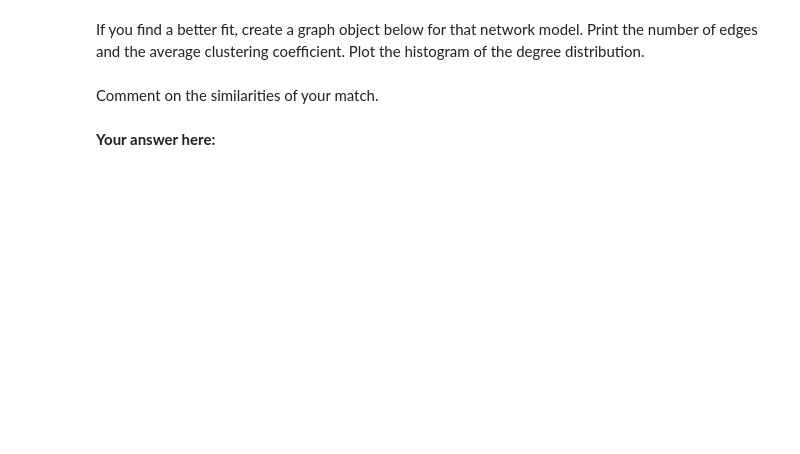
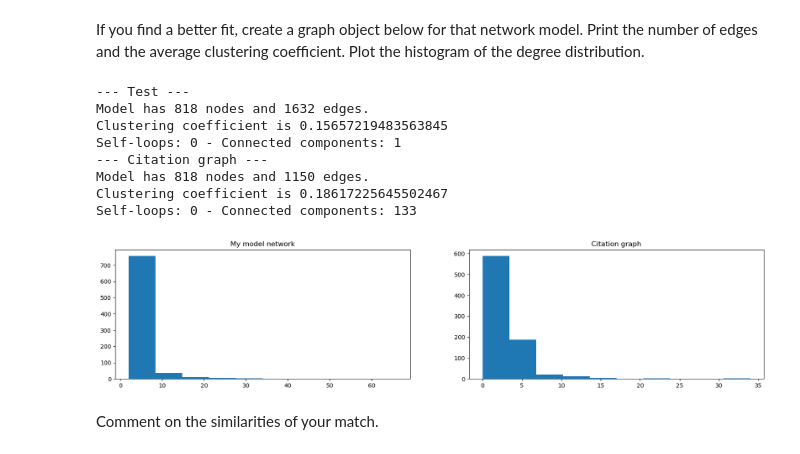
Before and after one commit to misterw97/ntds_2019, a Jupyter notebook: assignments/1_network_science.ipynb, the cells around one changed output. Drawn from its saved outputs; the diff is of its cells as text; code cells hidden in the pictures; blank space fills up the shorter version.

```diff
--- a/assignments/1_network_science.ipynb
+++ b/assignments/1_network_science.ipynb
@@ -723,6 +790,6 @@ Does it mean that we create the same graph with the feature graph by the configu
 # %% [markdown]
 Let us check the average clustering coefficient of the original citation and feature graphs.
 # %%
-nx.average_clustering(G_citation)
+p_citation = nx.average_clustering(G_citation)
 # %%
 nx.average_clustering(G_feature)
@@ -753,4 +845,30 @@ If you find a better fit, create a graph object below for that network model. Pr
+# %%
+def print_graph_brief(graph, name='Test'):
+    print(f'--- {name} ---')
+    print(f'Model has {graph.number_of_nodes()} nodes and {graph.size()} edges.')
+    print(f'Clustering coefficient is {nx.average_clustering(graph)}')
+    print(f'Self-loops: {graph.number_of_selfloops()} - Connected components: {nx.number_connected_components(graph)}')
+
+n_edges_citation = 2*G_citation.size() #undirected
+average_edges_per_node = int(n_edges_citation/n)
+G_test = nx.powerlaw_cluster_graph(n=n, m=average_edges_per_node, p=p_citation)
+print_graph_brief(G_test)
+print_graph_brief(G_citation, name='Citation graph')
+fig, axes = plt.subplots(1, 2, figsize=(20, 4))
+axes[0].set_title('My model network')
+degrees = [G_test.degree(n) for n in G_test.nodes()]
+axes[0].hist(degrees);
+axes[1].set_title('Citation graph')
+axes[1].hist(degrees_citation);
+# %% [output]
+--- Test ---
+Model has 818 nodes and 1632 edges.
+Clustering coefficient is 0.15657219483563845
+Self-loops: 0 - Connected components: 1
+--- Citation graph ---
+Model has 818 nodes and 1150 edges.
+Clustering coefficient is 0.18617225645502467
+Self-loops: 0 - Connected components: 133
+[figure, added]
 # %% [markdown]
 Comment on the similarities of your match.
-# %% [markdown]
-**Your answer here:**
```
Also changed, not shown: parts of 43 cells of this notebook.
